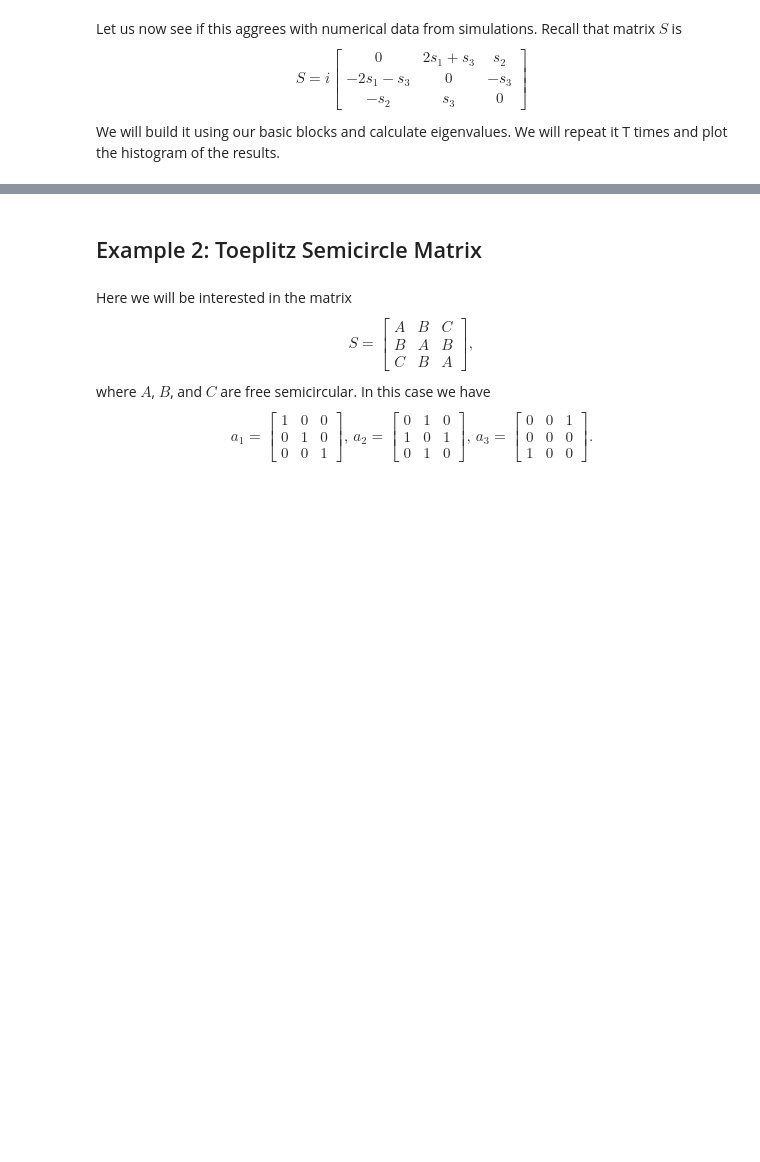
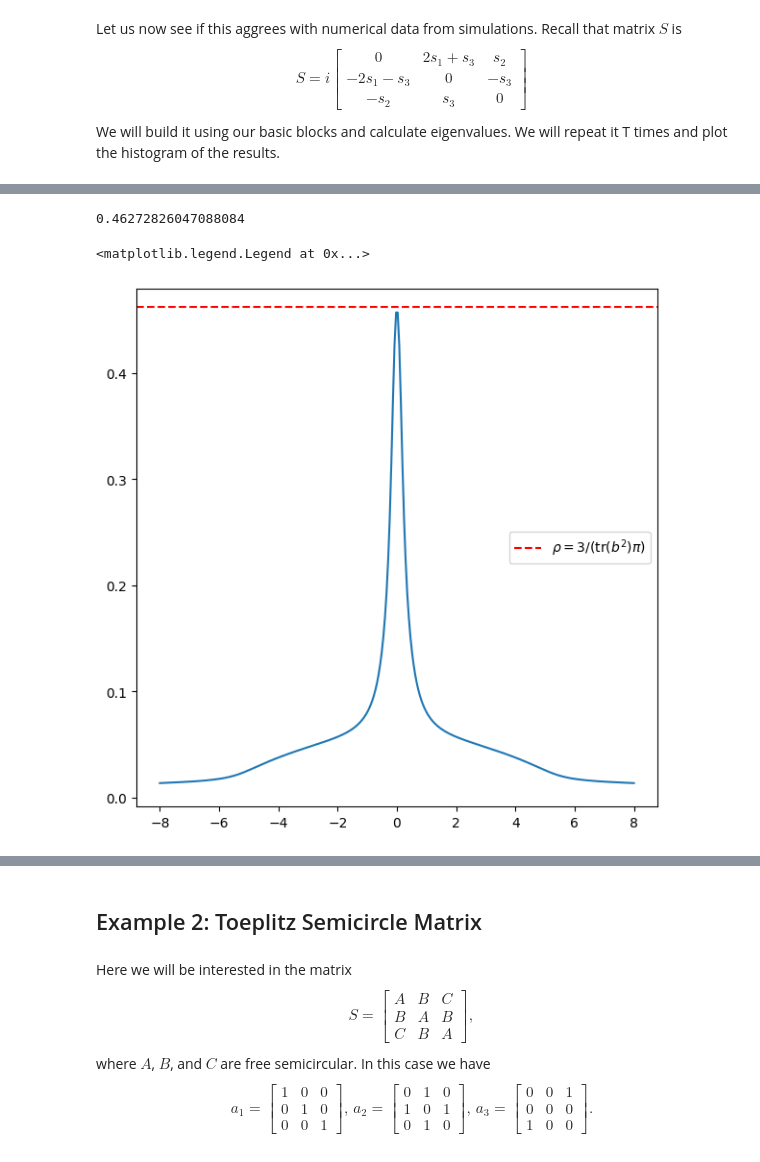
Before and after one commit to slavakargin/free-matrix-laws, a Jupyter notebook: docs/notebooks/10_semicircle_methods.ipynb, the cells around one changed output, grey strips where cells are left out. Drawn from its saved outputs; the diff is of its cells as text; code cells hidden in the pictures; blank space fills up the shorter version.

```diff
--- a/docs/notebooks/10_semicircle_methods.ipynb
+++ b/docs/notebooks/10_semicircle_methods.ipynb
@@ -764,13 +492,3 @@ Let us get the plot of the density. Two interesting features: (1) the density is
-# %%
-a = 8
-m = 100
-XX = np.linspace(-a, a, m)
-f = np.zeros(XX.shape)
-for i, x in enumerate(XX):
-  f[i] = get_density(x, AA)
-
-print(sum(f)*2*a/m) #just to check that the integral of the density is 1 (approximately)
-plt.plot(XX, f)
 # %% [markdown]
 Let us now see if this aggrees with numerical data from simulations. Recall that matrix $S$ is
 $$
@@ -808,0 +577,57 @@ plt.legend()
+# %%
+# Stable 3x3 example: 4 Hermitian Kraus operators
+sx12 = np.array([[0,1,0],[1,0,0],[0,0,0]], dtype=complex)
+sy12 = np.array([[0,-1j,0],[1j,0,0],[0,0,0]], dtype=complex)
+sz12 = np.array([[1,0,0],[0,-1,0],[0,0,0]], dtype=complex)
+e33  = np.array([[0,0,0],[0,0,0],[0,0,1]], dtype=complex)
+
+A1 = sx12 / np.sqrt(3)
+A2 = sy12 / np.sqrt(3)
+A3 = sz12 / np.sqrt(3)
+A4 = e33
+
+#Twist the matrices
+
+theta, phi = 0.4, 0.3
+V = np.eye(3, dtype=complex)
+V[0,0] = np.cos(theta); V[0,2] = np.sin(theta)
+V[2,0] = -np.sin(theta); V[2,2] = np.cos(theta)
+V2 = np.eye(3, dtype=complex)
+V2[1,1] = np.cos(phi); V2[1,2] = np.sin(phi)
+V2[2,1] = -np.sin(phi); V2[2,2] = np.cos(phi)
+V = V @ V2
+
+A1s = V @ A1 @ V.conj().T
+A2s = V @ A2 @ V.conj().T
+A3s = V @ A3 @ V.conj().T
+A4s = V @ A4 @ V.conj().T
+
+#Scale them by a diagonal matrix
+
+b = np.diag([0.5, 2, 3])
+C = la.inv(b @ b)
+
+
+A1f = b @ A1s @ b
+A2f = b @ A2s @ b
+A3f = b @ A3s @ b
+A4f = b @ A4s @ b
+
+#Now let us look at the density
+
+rho = np.trace(C)/ (C.shape[0] * np.pi) #predicted density.
+print(rho)
+AA = (A1f, A2f, A3f, A4f)
+a = 8
+m = 300
+XX = np.linspace(-a, a, m)
+f = np.zeros(XX.shape)
+for i, x in enumerate(XX):
+  f[i] = get_density(x, AA, eps = 0.001)
+plt.plot(XX, f)
+plt.axhline(y=rho, color='r', linestyle='--', label=r'$\rho = 3/(\mathrm{tr}(b^2)\pi)$')
+plt.legend()
+# %% [output]
+0.46272826047088084
+<matplotlib.legend.Legend at 0x...>
+[figure, added]
```
Also changed, not shown: parts of 92 cells of this notebook, 2 other files.
